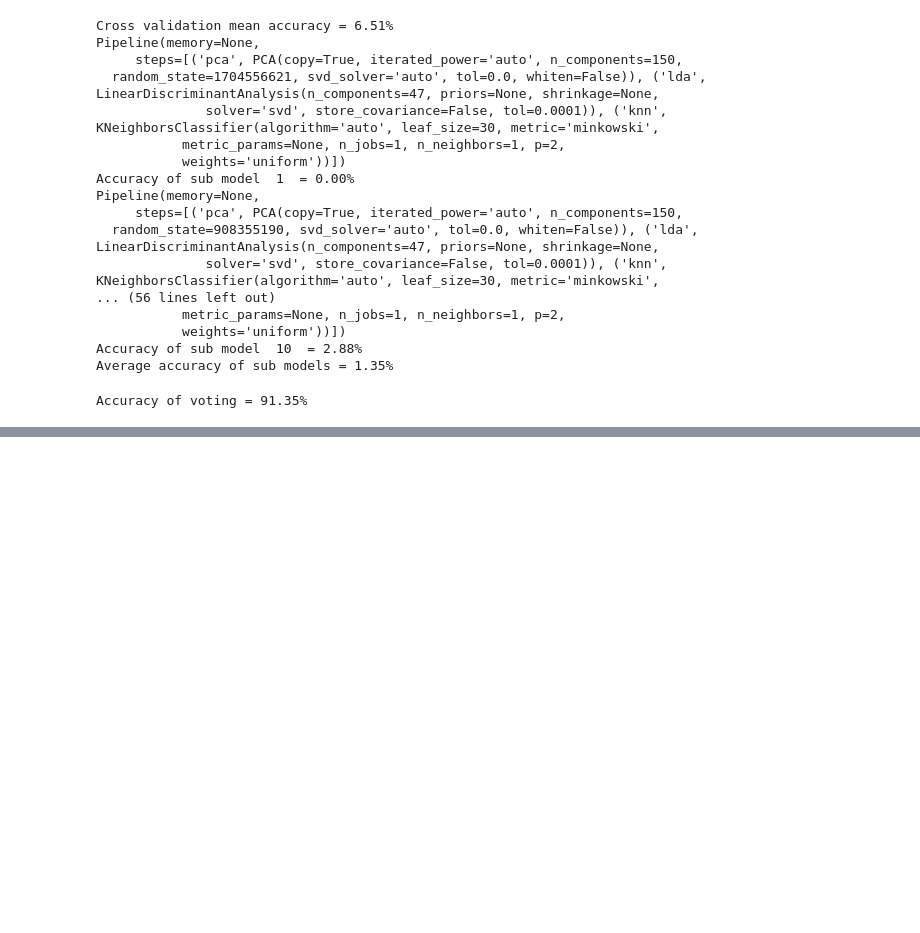
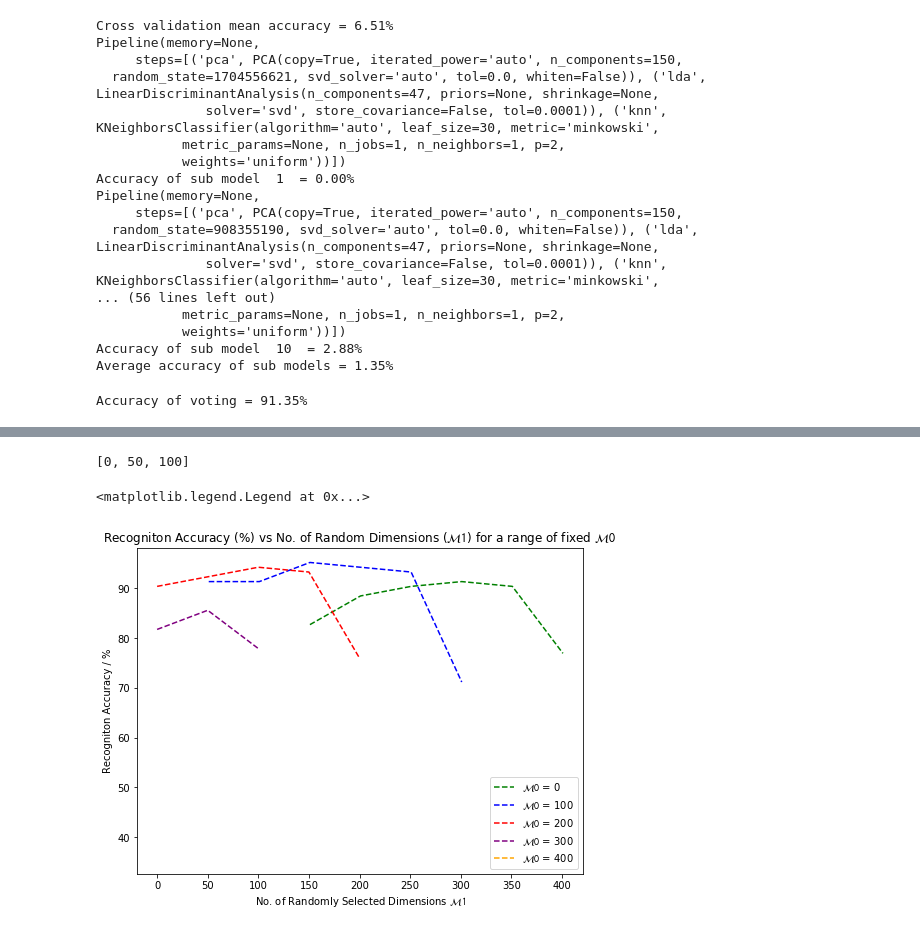
Before and after one commit to RajanPatel97/PCA-and-PCA-LDA-Ensemble-for-Face-Recognition, a Jupyter notebook: Q3 P1.ipynb, the cells around one changed output, grey strips where cells are left out. Cells and saved outputs as stored; diff of their text form; code cells hidden in the pictures; blank space fills up the shorter version.

```diff
--- a/Q3 P1.ipynb
+++ b/Q3 P1.ipynb
@@ -757 +1105,16 @@ Text(0,0.5,'Accuracy  [%]')
+# %%
+print (num_M1[3])
+plt.figure(figsize=(8.0, 6.0))
+color_list = ['green', 'blue', 'red', 'purple', 'orange', 'magenta', 'cyan', 'black', 'indianred', 'lightseagreen', 'gold']
+for i in range(len(num_M0)):
+    plt.plot(num_M1[i], acc_varying_subspace[i], color=color_list[i], linestyle='dashed', label='$\mathcal{M0}$ = '+str(num_M0[i]))
+
+plt.title('Recogniton Accuracy (%) vs No. of Random Dimensions ($\mathcal{M1}$) for a range of fixed $\mathcal{M0}$')
+plt.xlabel('No. of Randomly Selected Dimensions $\mathcal{M1}$')
+plt.ylabel('Recogniton Accuracy / %')
+plt.legend(loc='best')
+# %% [output]
+[0, 50, 100]
+<matplotlib.legend.Legend at 0x...>
+[figure, added]
 # %%
```
Also changed, not shown: parts of 9 cells of this notebook.
